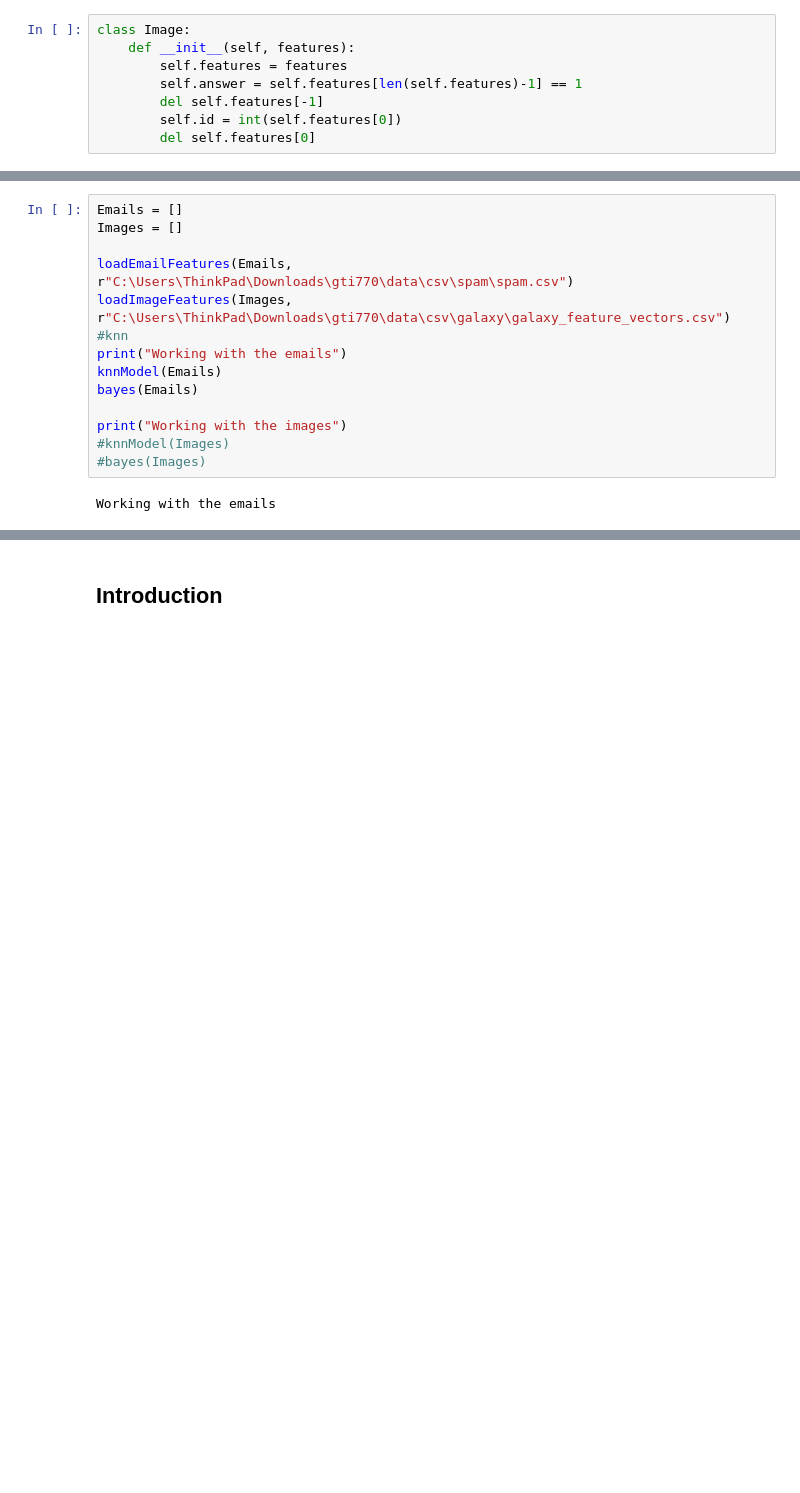
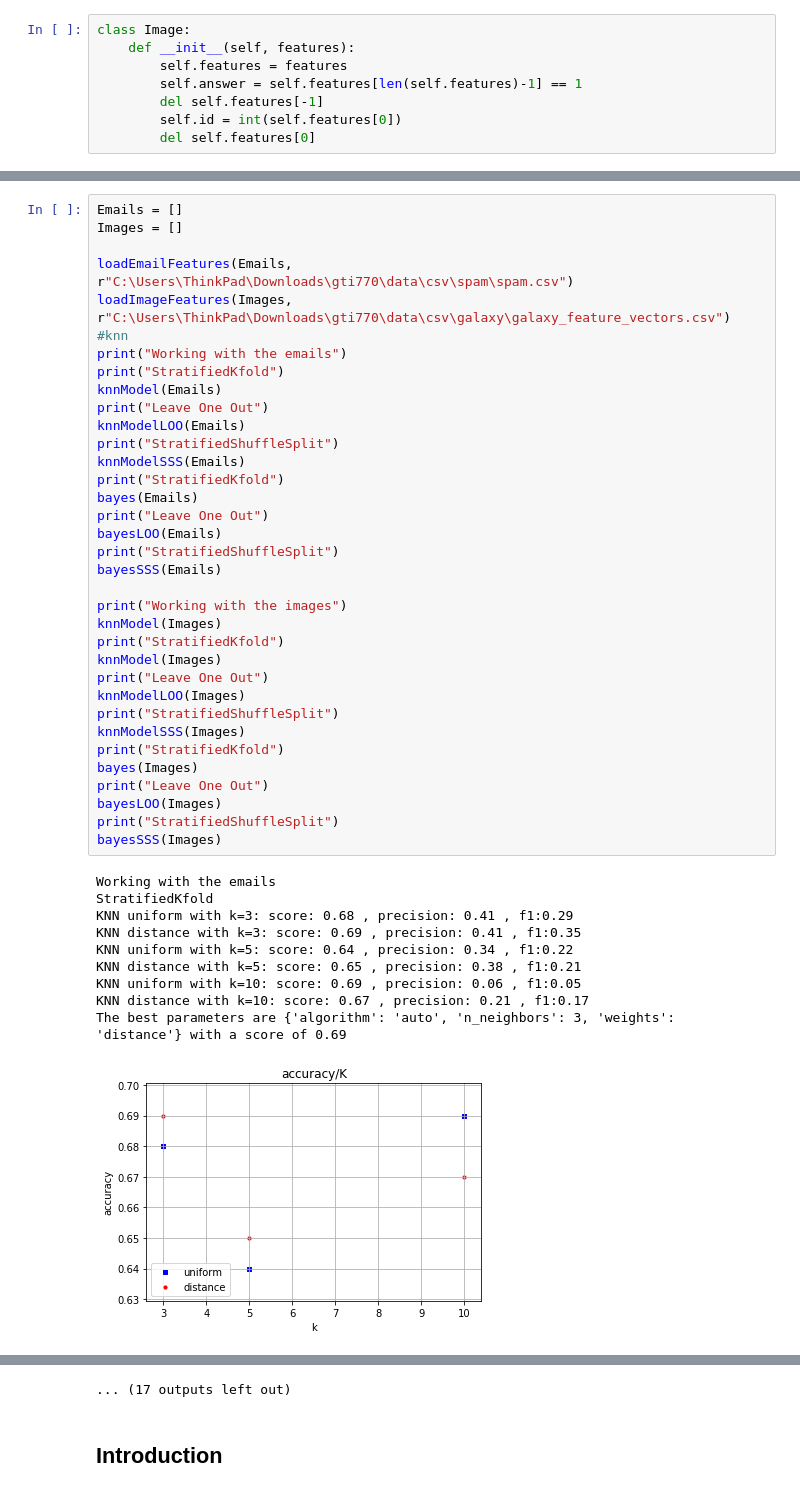
Before and after one commit to iraqforlife/Smart-classification-system, a Jupyter notebook: GTI770-TP02.ipynb, the cells around one changed output, grey strips where cells are left out. Cells and saved outputs as stored; diff of their text form; blank space fills up the shorter version.

Commit message:
doc/graph + multiple validations

```diff
--- a/GTI770-TP02.ipynb
+++ b/GTI770-TP02.ipynb
@@ -154,16 +409,46 @@ def bayes(dataset):
 # %%
 Emails = []
 Images = []
 
 loadEmailFeatures(Emails, r"C:\Users\ThinkPad\Downloads\gti770\data\csv\spam\spam.csv")
 loadImageFeatures(Images, r"C:\Users\ThinkPad\Downloads\gti770\data\csv\galaxy\galaxy_feature_vectors.csv")
 #knn
 print("Working with the emails")
+print("StratifiedKfold")
 knnModel(Emails)
+print("Leave One Out")
+knnModelLOO(Emails)
+print("StratifiedShuffleSplit")
+knnModelSSS(Emails)
+print("StratifiedKfold")
 bayes(Emails)
+print("Leave One Out")
+bayesLOO(Emails)
+print("StratifiedShuffleSplit")
+bayesSSS(Emails)
 
 print("Working with the images")
-#knnModel(Images)
-#bayes(Images)
+knnModel(Images)
+print("StratifiedKfold")
+knnModel(Images)
+print("Leave One Out")
+knnModelLOO(Images)
+print("StratifiedShuffleSplit")
+knnModelSSS(Images)
+print("StratifiedKfold")
+bayes(Images)
+print("Leave One Out")
+bayesLOO(Images)
+print("StratifiedShuffleSplit")
+bayesSSS(Images)
 # %% [output]
 Working with the emails
+StratifiedKfold
+KNN uniform with k=3: score: 0.68 , precision: 0.41 , f1:0.29
+KNN distance with k=3: score: 0.69 , precision: 0.41 , f1:0.35
+KNN uniform with k=5: score: 0.64 , precision: 0.34 , f1:0.22
+KNN distance with k=5: score: 0.65 , precision: 0.38 , f1:0.21
+KNN uniform with k=10: score: 0.69 , precision: 0.06 , f1:0.05
+KNN distance with k=10: score: 0.67 , precision: 0.21 , f1:0.17
+The best parameters are {'algorithm': 'auto', 'n_neighbors': 3, 'weights': 'distance'} with a score of 0.69
+[figure, added]
@@ -181,3 +479,4 @@ Working with the images
+... (17 outputs left out)
 # %% [markdown]
 ## Introduction
 # %%
```
Also changed, not shown: parts of 4 cells of this notebook.
